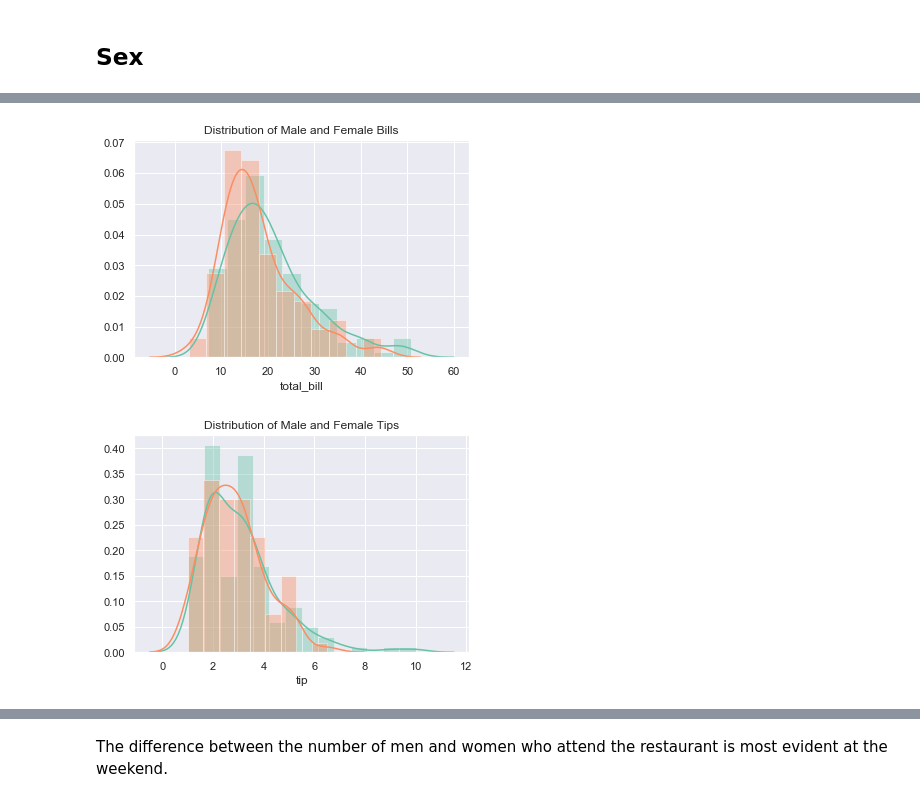
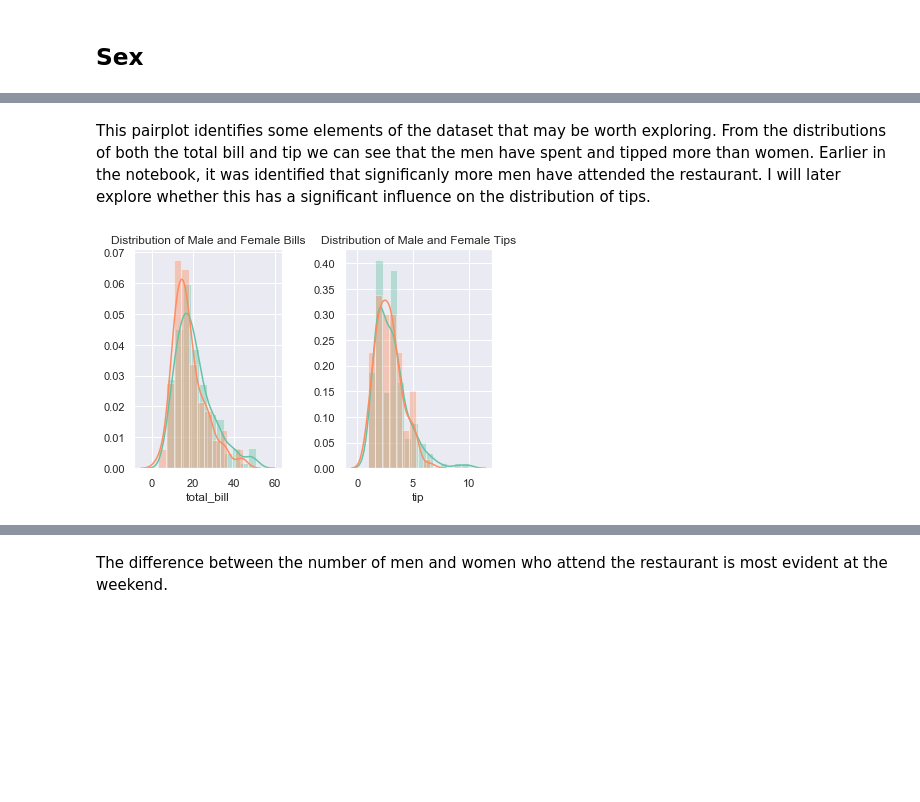
Before and after one commit to ANihill/Fundamentals-Assessment, a Jupyter notebook: Fundamentals of Data Analytics - Assessment.ipynb, the cells around one changed output, grey strips where cells are left out. Cells and saved outputs as stored; diff of their text form; code cells hidden in the pictures; blank space fills up the shorter version.

```diff
--- a/Fundamentals of Data Analytics - Assessment.ipynb
+++ b/Fundamentals of Data Analytics - Assessment.ipynb
@@ -205,12 +207,18 @@ sns.pairplot(tips, x_vars=["total_bill", "tip"], y_vars=["total_bill", "tip"], h
-# %%
-sns.distplot(male["total_bill"]);
-sns.distplot(female["total_bill"]);
-plt.title("Distribution of Male and Female Bills");
-# %% [output]
-[figure, removed]
-# %%
-sns.distplot(male["tip"]);
-sns.distplot(female["tip"]);
-plt.title("Distribution of Male and Female Tips");
-# %% [output]
-[figure, removed]
+# %% [markdown]
+This pairplot identifies some elements of the dataset that may be worth exploring. From the distributions of both the total bill and tip we can see that the men have spent and tipped more than women. Earlier in the notebook, it  was identified that significanly more men have attended the restaurant. I will later explore whether this has a significant influence on the distribution of tips.
+# %%
+# distribution of male and female bills
+plt.subplot(1,2,1);
+sns.distplot(male["total_bill"]);
+sns.distplot(female["total_bill"]);
+plt.title("Distribution of Male and Female Bills");
+
+# distribution of male and female tips
+plt.subplot(1,2,2);
+sns.distplot(male["tip"]);
+sns.distplot(female["tip"]);
+plt.title("Distribution of Male and Female Tips");
+
+plt.tight_layout()
+# %% [output]
+[figure, added]
```
Also changed, not shown: parts of 39 cells of this notebook.
